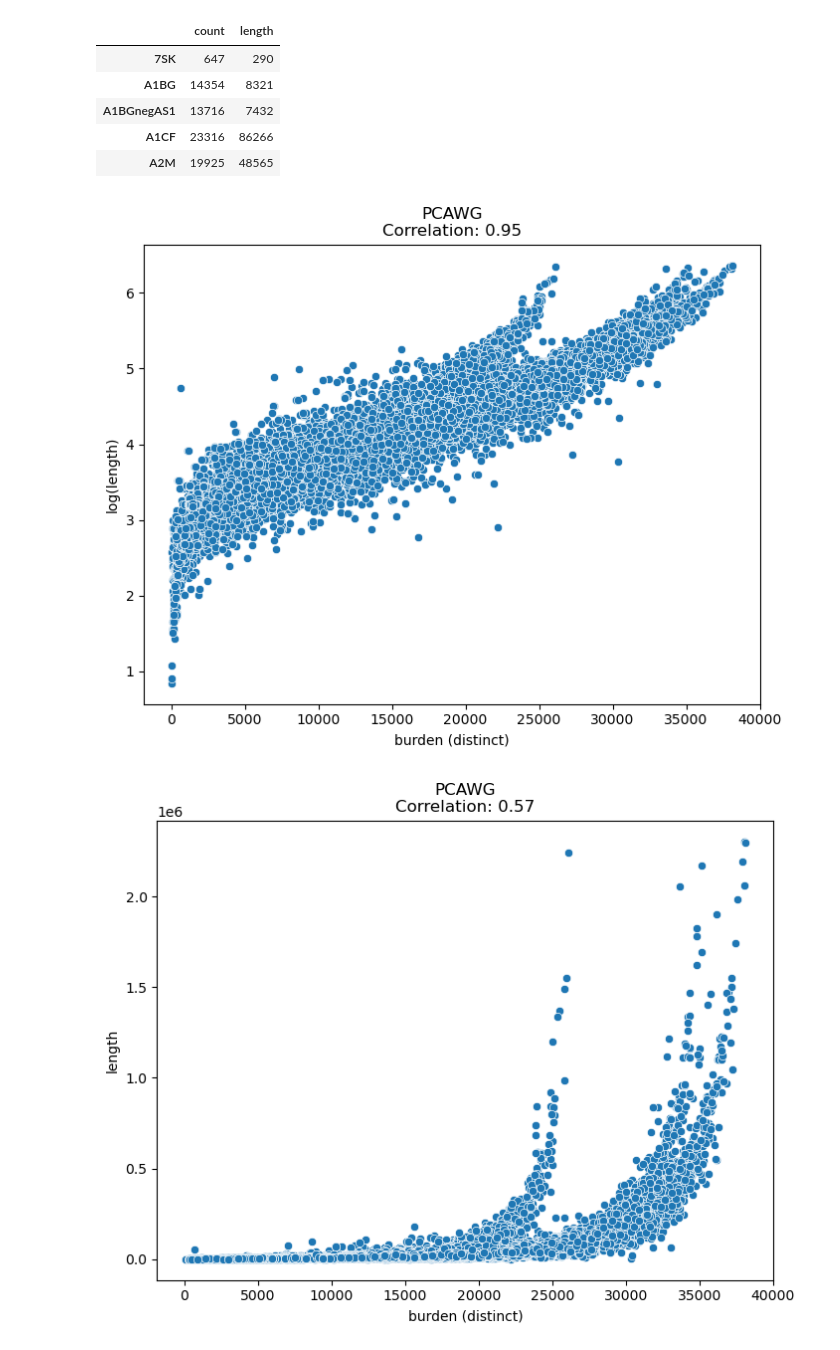
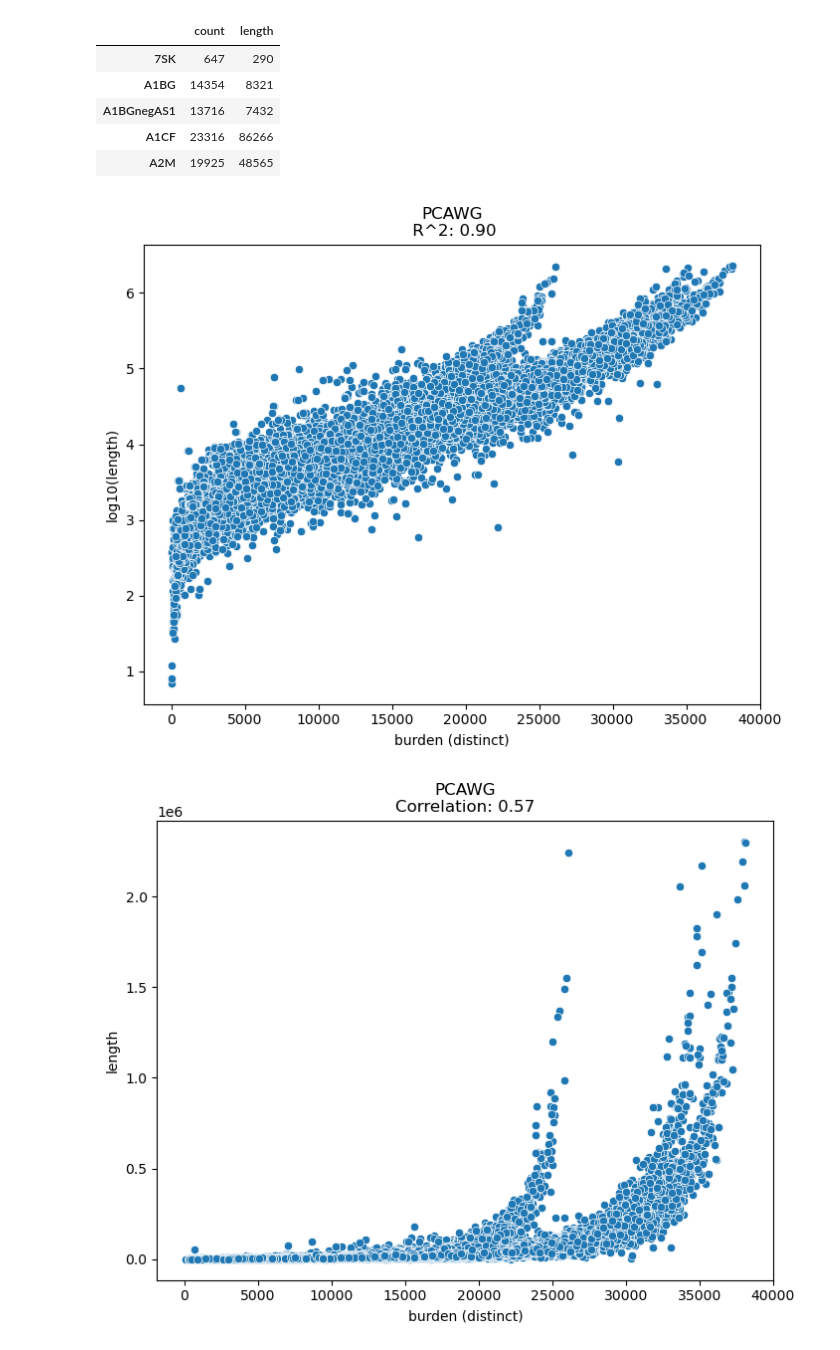
Before and after one commit to jakekrol/genefusion, a Jupyter notebook: scripts/python/prostate_analysis.ipynb, the cells around one changed output. Saved outputs shown, nothing was run; the diff lists cells and outputs as text; code cells hidden in the pictures.

```diff
--- a/scripts/python/prostate_analysis.ipynb
+++ b/scripts/python/prostate_analysis.ipynb
@@ -1052,4 +1054,7 @@ fig.write_html(os.path.join(dir_fig, '1kg-burden-distinct-length-outliers.html')
 - Gene pair variant burden (total): count the total number of times a source gene has a paired breakpoint variant in a target gene.
+# %%
+def burden_total(gene, row, col):
+    return gene, row.sum() + col.sum() - row[gene]
 # %%
 H.head()
 # %% [output]
@@ -1062,0 +1068,6 @@ H.head()
+# %%
+H_burden_total = []
+for g in H.index:
+    H_burden_total.append(burden_total(g, H.loc[g,:], H.loc[:,g]))
+df_1kg_burd_tot = pd.DataFrame(H_burden_total, columns=['gene', 'count'])
+df_1kg_burd_tot.head()
@@ -1458,21 +1507,21 @@ C_burd_distinct_df.head()
 # %%
 C_burd_distinct_df['len_log'] = C_burd_distinct_df['length'].apply(np.log10)
 cor = C_burd_distinct_df['len_log'].corr(C_burd_distinct_df['count'])
-correlation = C_burd_distinct_df['len_log'].corr(C_burd_distinct_df['count'])
+r_2 = cor ** 2
 
 # Create a scatter plot to visualize the correlation
 plt.figure(figsize=(8, 6))
 sns.scatterplot(x='count', y='len_log', data=C_burd_distinct_df)
 
 # Display the correlation coefficient on the plot
-plt.title(f'PCAWG\nCorrelation: {correlation:.2f}')
+plt.title(f'PCAWG\n R^2: {r_2:.2f}')
 plt.xlabel('burden (distinct)')
-plt.ylabel('log(length)')
+plt.ylabel('log10(length)')
 
 # Show the plot
 plt.show()
 # %% [output]
-[figure, old version]
+[figure, new version]
 # %%
 correlation = C_burd_distinct_df['length'].corr(C_burd_distinct_df['count'])
 # Create a scatter plot to visualize the correlation
```
Also changed, not shown: parts of 57 cells of this notebook.
